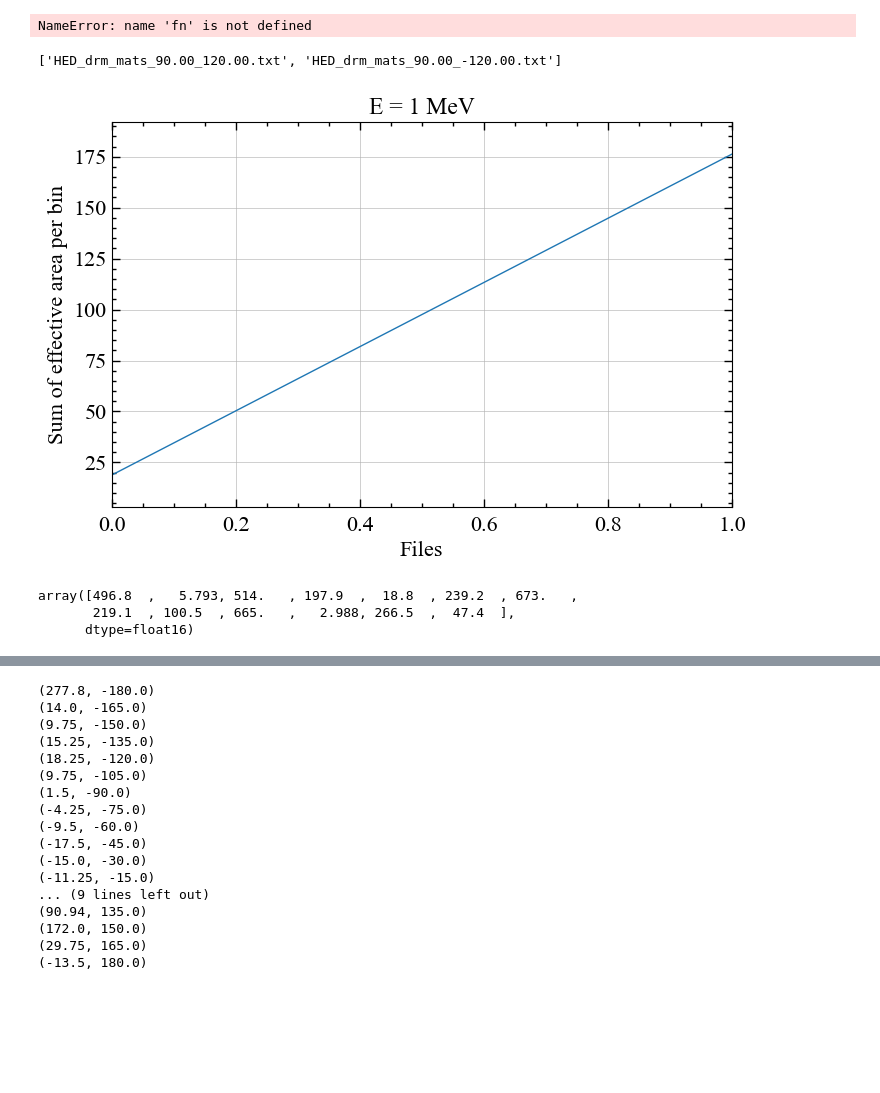
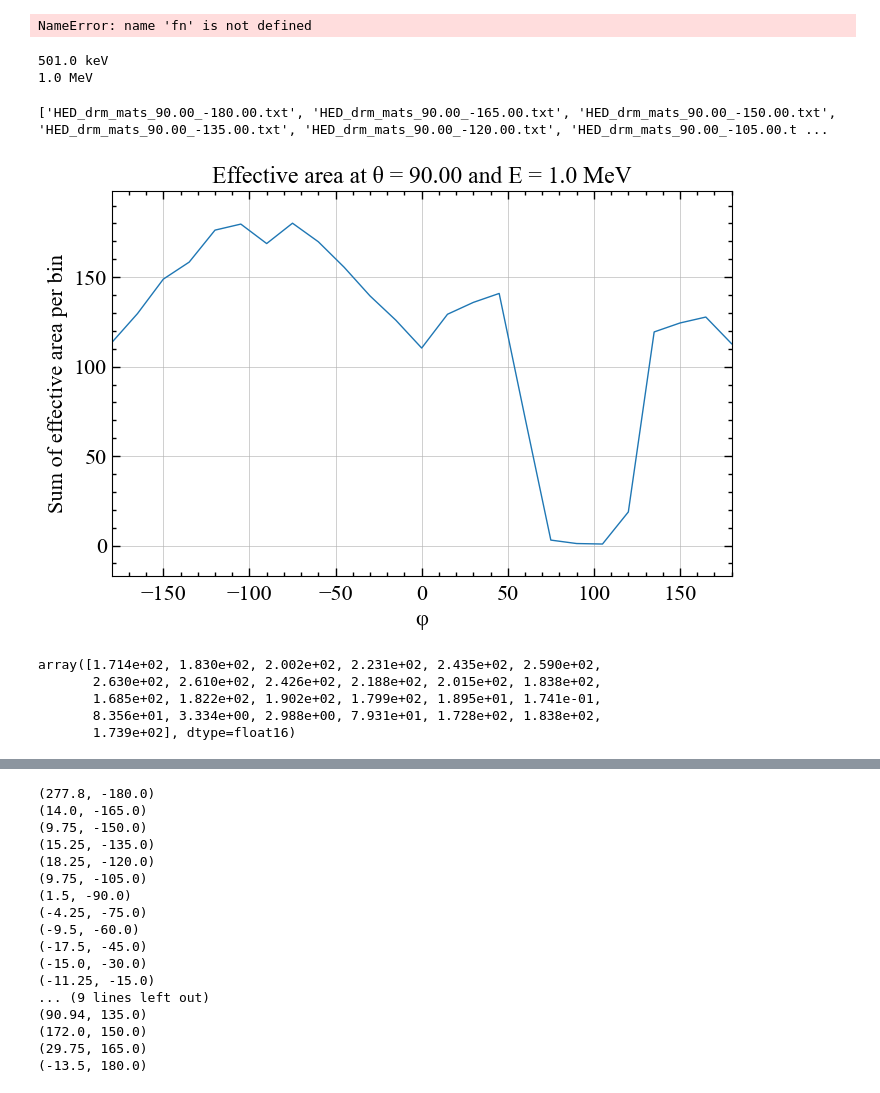
Before and after one commit to AndreasRamsli/GRB, a Jupyter notebook: calibration/DRM_effective_area.ipynb, the cells around one changed output, grey strips where cells are left out. Saved outputs shown, nothing was run; the diff lists cells and outputs as text; code cells hidden in the pictures; blank space fills up the shorter version.

```diff
--- a/calibration/DRM_effective_area.ipynb
+++ b/calibration/DRM_effective_area.ipynb
@@ -32,31 +36,56 @@ for t in zip(theta_angles,phi_angles):
     print(f'{t[0]}, {t[1]}')
 # %%
 %matplotlib inline
-# %%
-eff_area = []
-crit_phi_angle = '120.00'
-crit_theta_angle = '90.00'
-filenames = [fn for fn in os.listdir(drm_path) if crit_phi_angle in fn.split("_")[-1][:-4] and crit_theta_angle in fn.split("_")[-2]]
-print(filenames)
-for fn in filenames:
-    HED_DRM = pd.read_csv(os.path.join(drm_path, fn), sep=' ', header=None).T.to_numpy(dtype=np.float32)
-    eff_area.append(sum(HED_DRM[20,:]))
-    #find out how the DRM is structured. Effective area is the sum of the 20 bin (1 MeV), over all other bins
-
-eff_area = np.array(eff_area, dtype=np.float16)
-
-plt.plot(eff_area)
-plt.xlabel('Files')
-plt.ylabel('Sum of effective area per bin')
-plt.title('E = 1 MeV')
-plt.grid()
-plt.show()
-# %% [output]
-['HED_drm_mats_90.00_120.00.txt', 'HED_drm_mats_90.00_-120.00.txt']
-[figure, removed]
+# %%
+en = np.array([0.0100,0.0126,0.0158,0.0200  ,0.0251  ,0.0316  ,0.0398  ,0.0501  ,0.0631,  0.0794,  0.1000  ,0.1259  ,0.1585  ,0.1995  ,0.2512  ,0.3162  ,0.3981  ,0.5012  ,0.6310  ,0.7943  ,1.0000,  1.2589,  1.5849,  1.9953,  2.5119,  3.1623,  3.9811,  5.0119  ,6.3096,  7.9433,  10.0000,  12.5893,  15.8489,  19.9526, 25.1189, 31.6228 ,39.8107 ,50.1187 ,63.0957 ,79.4328 ,100.0000],dtype=np.float16)
+print(f'{round(en[17]*1e3,1)} keV')
+print(f'{en[20]} MeV')
+# %% [output]
+501.0 keV
+1.0 MeV
+# %%
+eff_area = []
+crit_theta_angle = '90.00'
+filenames = [fn for fn in os.listdir(drm_path) if crit_theta_angle in fn.split("_")[-2]]
+i = 20 #1 MeV
+def sort_filenames(fn):
+    phi_angle = fn.split("_")[-1][:-4]
+    if phi_angle == '-180.00':
+        return -180.00
+    elif phi_angle == '180.00':
+        return 180.00
+    else:
+        return float(phi_angle)
+
+filenames.sort(key=sort_filenames)
+print(filenames)
+
+phi_angles = []
+for fn in filenames:
+    phi_angle = fn.split("_")[-1][:-4]
+    phi_angles.append(float(phi_angle))
+
+for fn in filenames:
+    HED_DRM = pd.read_csv(os.path.join(drm_path, fn), sep=' ', header=None).T.to_numpy(dtype=np.float32)
+    eff_area.append(sum(HED_DRM[i,:]))
+    #find out how the DRM is structured. Effective area is the sum of the 20 bin (1 MeV), over all other bins
+
+eff_area = np.array(eff_area, dtype=np.float16)
+
+plt.plot(phi_angles, eff_area)
+plt.xlabel(f'{chr(966)}')
+plt.ylabel('Sum of effective area per bin')
+plt.title(f'Effective area at {chr(952)} = {crit_theta_angle} and E = {round(en[i],1)} MeV')
+plt.grid()
+plt.show()
+# %% [output]
+['HED_drm_mats_90.00_-180.00.txt', 'HED_drm_mats_90.00_-165.00.txt', 'HED_drm_mats_90.00_-150.00.txt', 'HED_drm_mats_90.00_-135.00.txt', 'HED_drm_mats_90.00_-120.00.txt', 'HED_drm_mats_90.00_-105.00.t ...
+[figure, added]
 # %%
 eff_area
 # %% [output]
-array([496.8  ,   5.793, 514.   , 197.9  ,  18.8  , 239.2  , 673.   ,
-       219.1  , 100.5  , 665.   ,   2.988, 266.5  ,  47.4  ],
-      dtype=float16)
+array([1.714e+02, 1.830e+02, 2.002e+02, 2.231e+02, 2.435e+02, 2.590e+02,
+       2.630e+02, 2.610e+02, 2.426e+02, 2.188e+02, 2.015e+02, 1.838e+02,
+       1.685e+02, 1.822e+02, 1.902e+02, 1.799e+02, 1.895e+01, 1.741e-01,
+       8.356e+01, 3.334e+00, 2.988e+00, 7.931e+01, 1.728e+02, 1.838e+02,
+       1.739e+02], dtype=float16)
```
Also changed, not shown: parts of 2 cells of this notebook, 4 other files.
